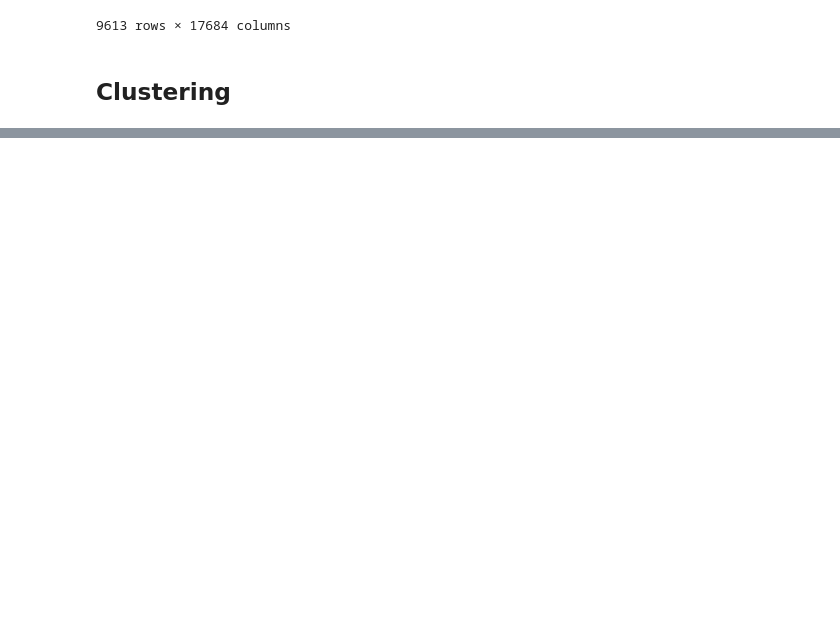
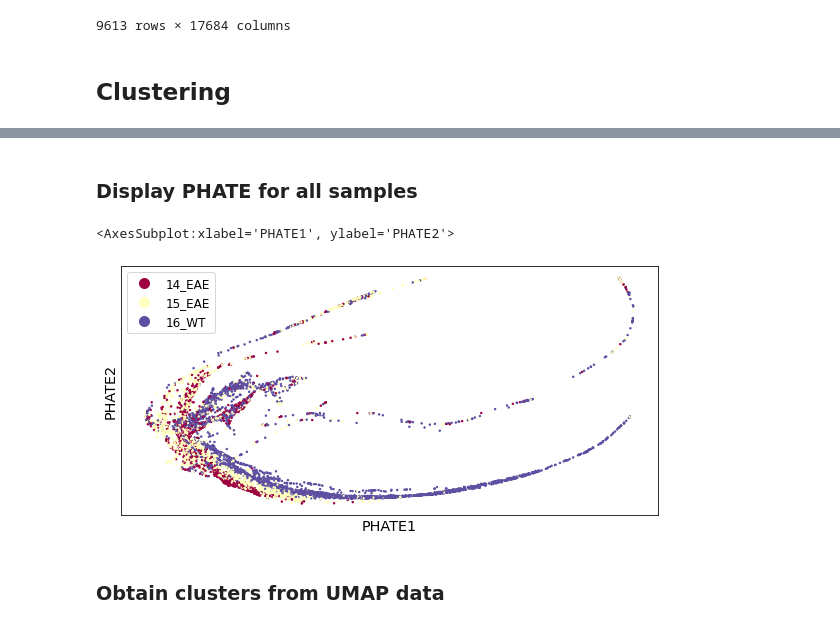
Before and after one commit to SBurwash/CRCHUM, a Jupyter notebook: Python_project/main.ipynb, the cells around one changed output, grey strips where cells are left out. Drawn from its saved outputs; the diff is of its cells as text; code cells hidden in the pictures; blank space fills up the shorter version.

```diff
--- a/Python_project/main.ipynb
+++ b/Python_project/main.ipynb
@@ -370,0 +557,10 @@ fig.tight_layout()
+# %% [markdown]
+### Display PHATE for all samples
+# %%
+scprep.plot.scatter2d(data_phate, c=metadata['sample_labels'], figsize=(8,4), cmap="Spectral",
+                      ticks=False, label_prefix="PHATE")
+# %% [output]
+<AxesSubplot:xlabel='PHATE1', ylabel='PHATE2'>
+[figure, added]
+# %% [markdown]
+### Obtain clusters from UMAP data
```
Also changed, not shown: parts of 77 cells of this notebook, 40 other files.
